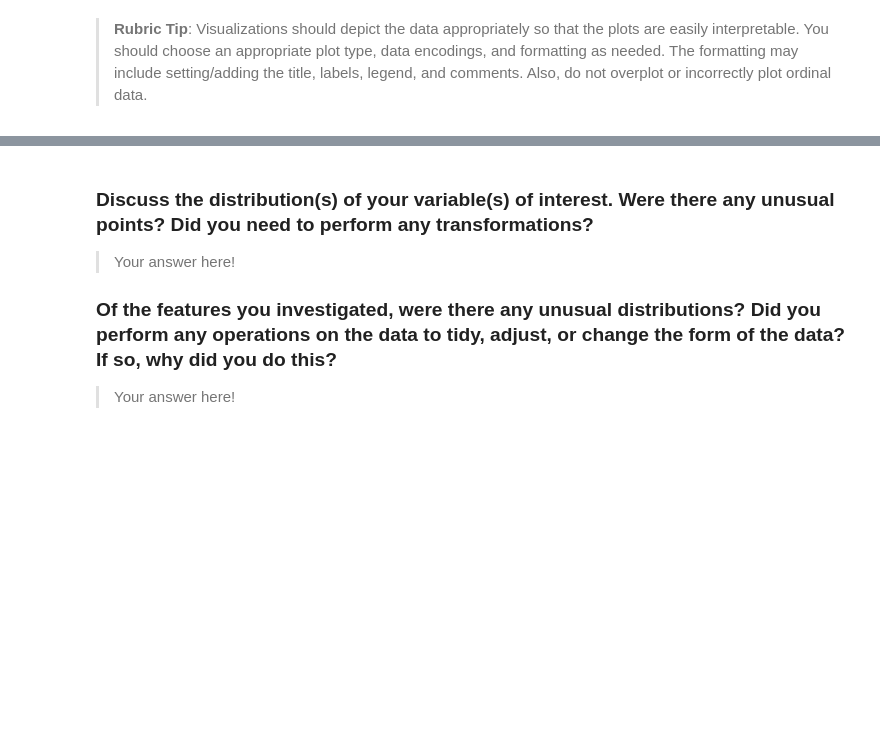
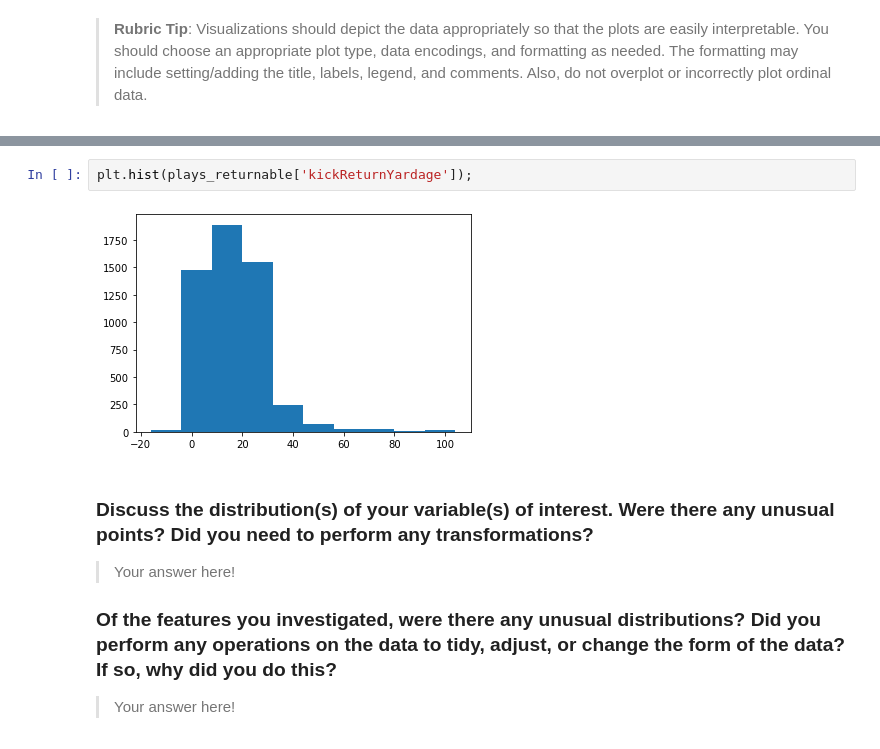
Before and after one commit to dkrejcarek/punt_analysis, a Jupyter notebook: Part_I_exploration_template.ipynb, the cells around one changed output, grey strips where cells are left out. Saved outputs shown, nothing was run; the diff lists cells and outputs as text; blank space fills up the shorter version.

```diff
--- a/Part_I_exploration_template.ipynb
+++ b/Part_I_exploration_template.ipynb
@@ -174,3 +158,7 @@ g.set_titles(col_template = '{col_name}', row_template='{row_name}');
+# %%
+plt.hist(plays_returnable['kickReturnYardage']);
+# %% [output]
+[figure, added]
 # %% [markdown]
 ### Discuss the distribution(s) of your variable(s) of interest. Were there any unusual points? Did you need to perform any transformations?
 
```
Also changed, not shown: parts of 2 cells of this notebook.
